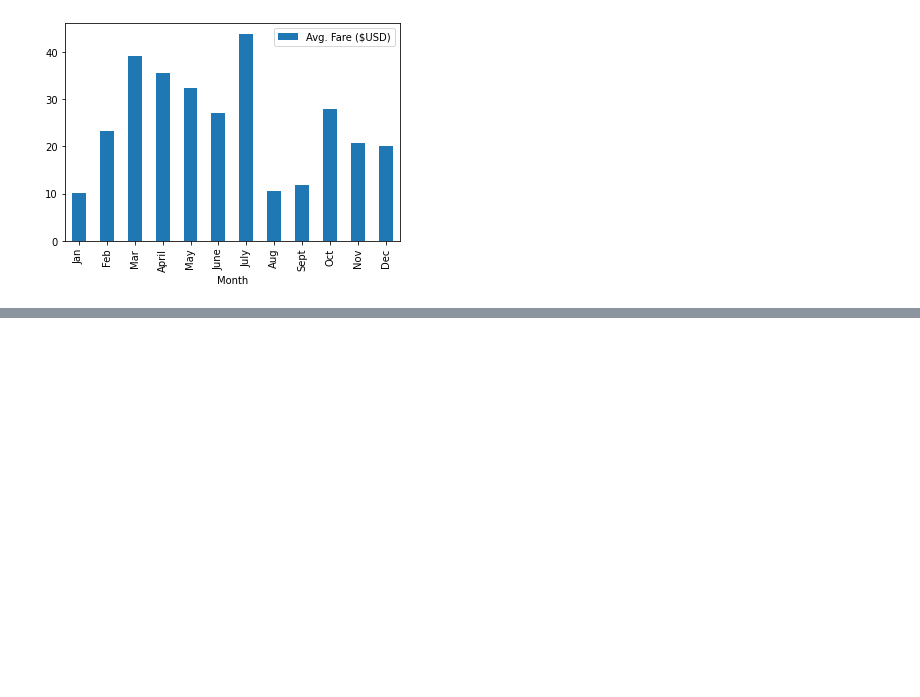
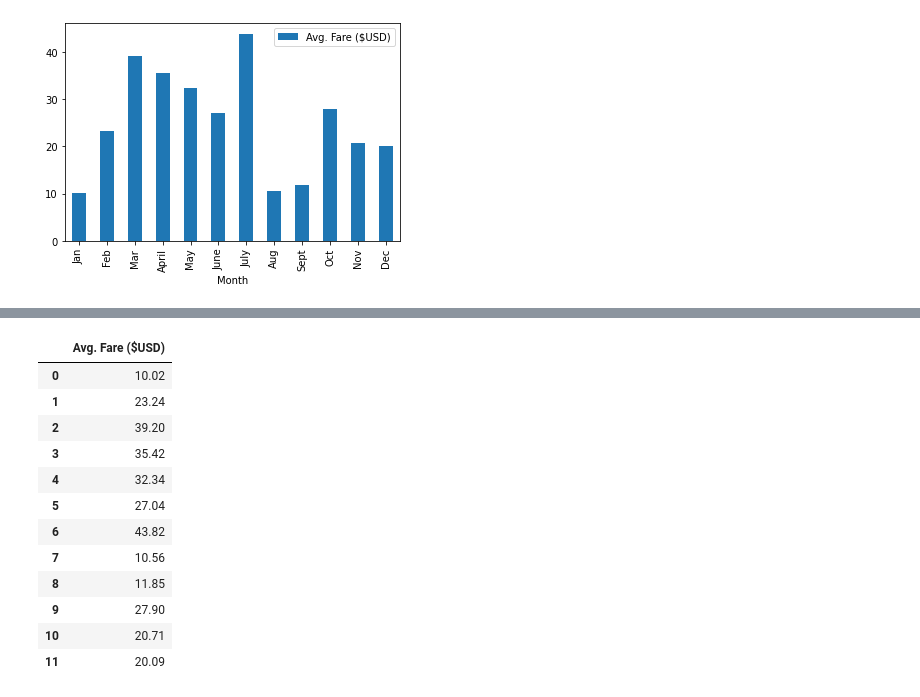
Before and after one commit to Josiebeepboop/PyBer_Analysis, a Jupyter notebook: PyBer_ride_data.ipynb, the cells around one changed output, grey strips where cells are left out. Cells and saved outputs as stored; diff of their text form; code cells hidden in the pictures; blank space fills up the shorter version.

```diff
--- a/PyBer_ride_data.ipynb
+++ b/PyBer_ride_data.ipynb
@@ -58,0 +65,16 @@ SyntaxError: invalid syntax (3444919815.py, line 2)
+# %%
+pyber_ride_df[['Avg. Fare ($USD)']]
+# %% [output]
+|  | Avg. Fare ($USD) |
+| 0 | 10.02 |
+| 1 | 23.24 |
+| 2 | 39.20 |
+| 3 | 35.42 |
+| 4 | 32.34 |
+| 5 | 27.04 |
+| 6 | 43.82 |
+| 7 | 10.56 |
+| 8 | 11.85 |
+| 9 | 27.90 |
+| 10 | 20.71 |
+| 11 | 20.09 |
```
Also changed, not shown: parts of 4 cells of this notebook, 4 other files.
